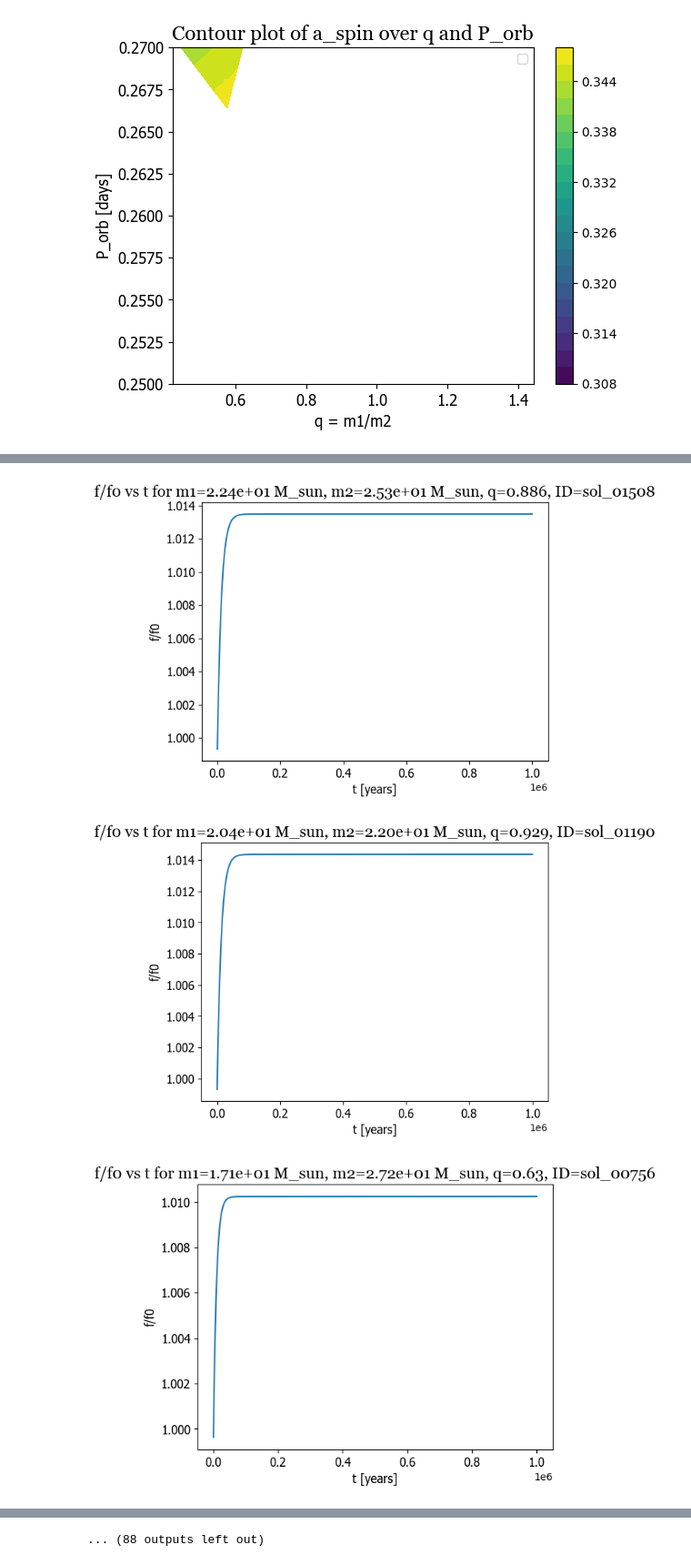
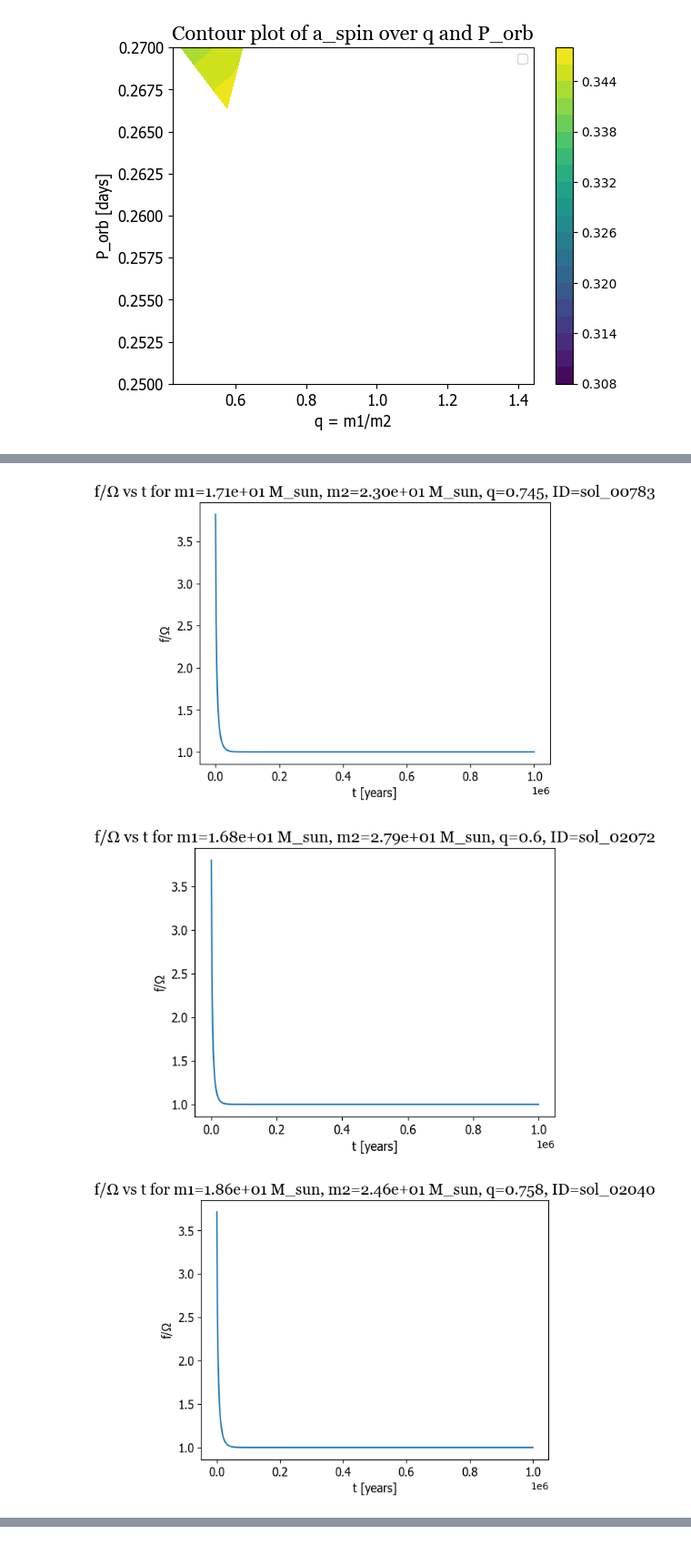
Before and after one commit to Nyaa394/Tidal-Spin-Up-in-Wolf-Rayet-Stars, a Jupyter notebook: all_ok_scaled.ipynb, the cells around one changed output, grey strips where cells are left out. Shown at 91% size. Saved outputs shown, nothing was run; the diff lists cells and outputs as text; code cells hidden in the pictures.

```diff
--- a/all_ok_scaled.ipynb
+++ b/all_ok_scaled.ipynb
@@ -81,7 +81,7 @@ import random
 with open("all_ok_scaled.csv", "r") as o:
     rows = list(csv.DictReader(o))
 
-    for row in random.sample(rows, 100):
+    for row in random.sample(rows, 10):
 
         sol_id = row["ID"]
 
@@ -113,8 +113,12 @@ with open("all_ok_scaled.csv", "r") as o:
         #p.plot2d(t, f/f0, xlabel='t [years]',
         #         ylabel='f/f0', title=f"f/f0 vs t for m1={format(m1, '.2e')} M_sun, m2={format(m2, '.2e')} M_sun, k={format(k, '.0e')}, Q={format(Q, '.0e')}, a0={format(a0, '.2e')} m, Ω0={format(Omega0, '.2e')} Hz, lifetime={format(lifetime, '.0e')} years, T_TF={format(T_TF, '.0e')} years, f0={format(f0, '.2e')} Hz, f_final={format(f_final, '.2e')} Hz, Omega_final={format(Omega_final, '.2e')} Hz", legend='f/f0(t)', colour=None, axis_font='Tahoma', axis_size=12, title_font='Georgia', title_size=16, legend_size=10)
 
-        p.plot2d(t, f/f0, xlabel='t [years]',
-                 ylabel='f/f0', title=f"f/f0 vs t for m1={format(m1, '.2e')} M_sun, m2={format(m2, '.2e')} M_sun, q={format(m1/m2, '.3')}, ID={format(sol_id)}", colour=None, axis_font='Tahoma', axis_size=12, title_font='Georgia', title_size=16, legend_size=10)
+        #p.plot2d(t, f/f0, xlabel='t [years]',
+        #         ylabel='f/f0', title=f"f/f0 vs t for m1={format(m1, '.2e')} M_sun, m2={format(m2, '.2e')} M_sun, q={format(m1/m2, '.3')}, ID={format(sol_id)}", colour=None, axis_font='Tahoma', axis_size=12, title_font='Georgia', title_size=16, legend_size=10)
+
+        p.plot2d(t, f/(2*Omega), xlabel='t [years]',
+                 ylabel='f/Ω', title=f"f/Ω vs t for m1={format(m1, '.2e')} M_sun, m2={format(m2, '.2e')} M_sun, q={format(m1/m2, '.3')}, ID={format(sol_id)}", colour=None, axis_font='Tahoma', axis_size=12, title_font='Georgia', title_size=16, legend_size=10)
+
 
         # plot Omega(t)
         #p.plot2d(t, Omega, xlabel='t [years]',
@@ -127,3 +131,3 @@ with open("all_ok_scaled.csv", "r") as o:
-[figure, old version]
+[figure, new version]
-[figure, old version]
+[figure, new version]
-[figure, old version]
+[figure, new version]
@@ -135,4 +137,3 @@ with open("all_ok_scaled.csv", "r") as o:
-... (88 outputs left out)
 # %%
 with open("all_ok_scaled.csv", "r") as o:
     rows = list(csv.DictReader(o))
```
Also changed, not shown: parts of 1 cell of this notebook, 6 other files.
